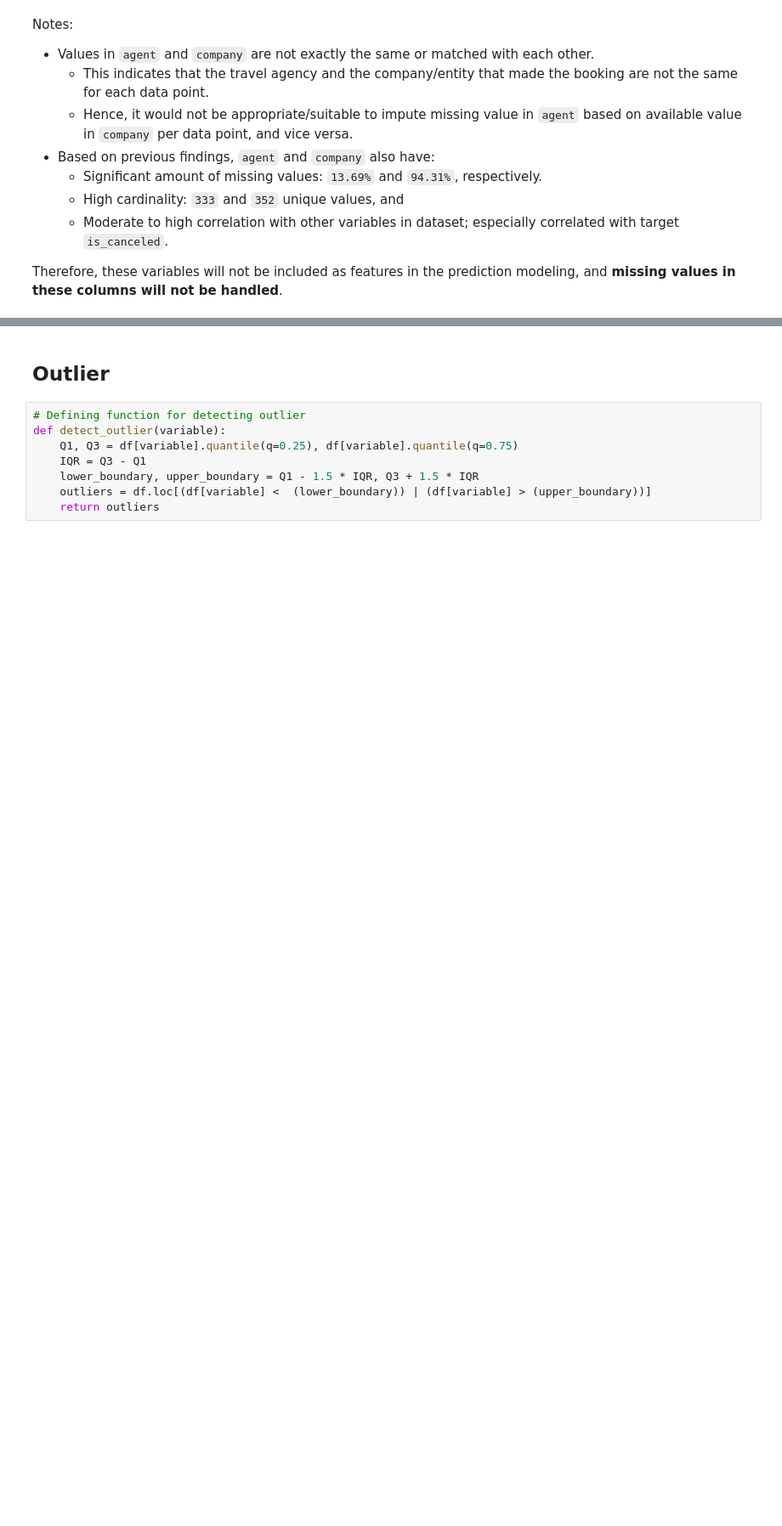
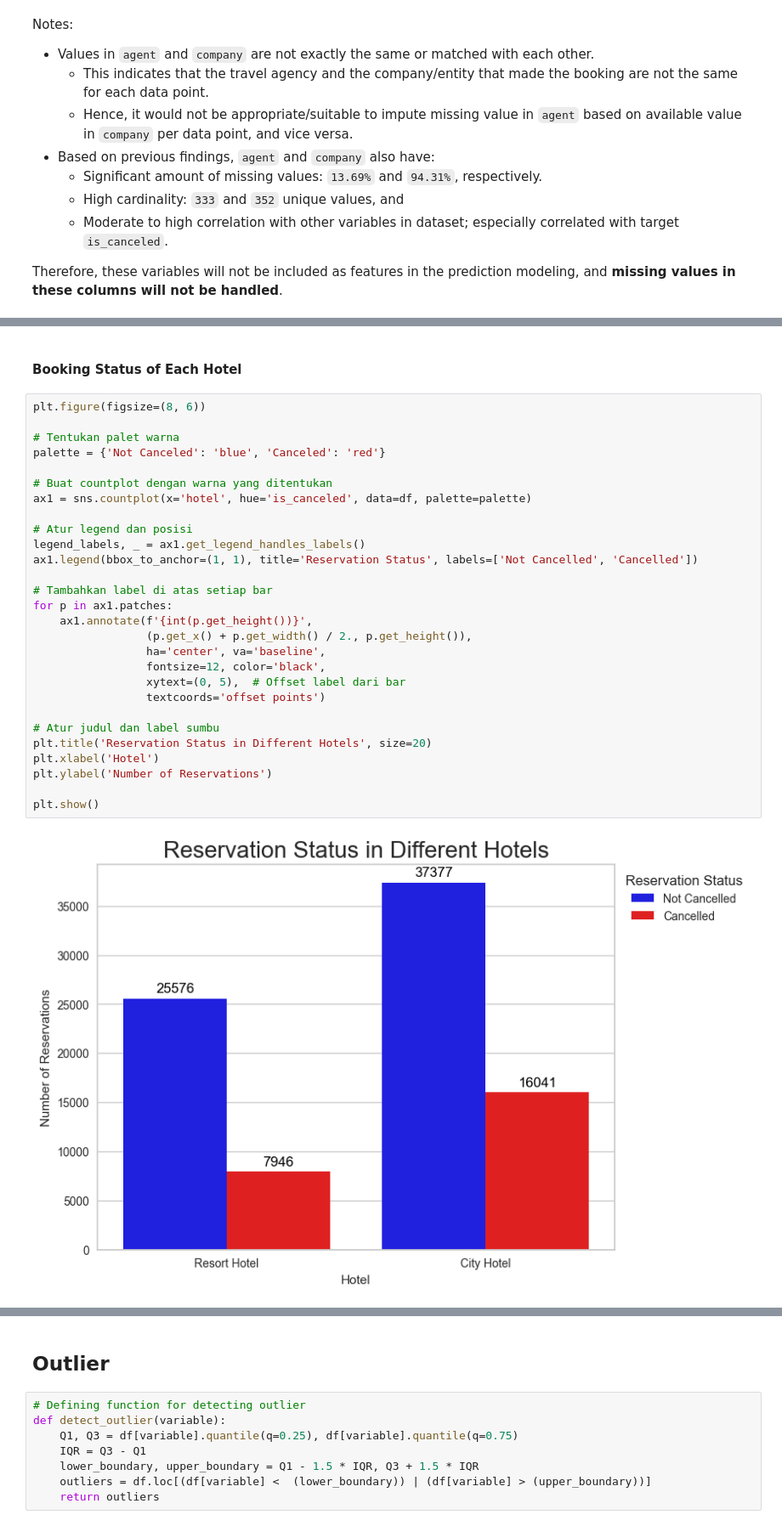
Before and after one commit to garudapaksi-yusuf/Hotel_Booking_Demand, a Jupyter notebook: Hotel_Bookings.ipynb, the cells around one changed output, grey strips where cells are left out. Shown at 85% size. Saved outputs shown, nothing was run; the diff lists cells and outputs as text; blank space fills up the shorter version.

```diff
--- a/Hotel_Bookings.ipynb
+++ b/Hotel_Bookings.ipynb
@@ -886,0 +837,32 @@ Therefore, these variables will not be included as features in the prediction mo
+# %% [markdown]
+#### **Booking Status of Each Hotel**
+# %%
+plt.figure(figsize=(8, 6))
+
+# Tentukan palet warna
+palette = {'Not Canceled': 'blue', 'Canceled': 'red'}
+
+# Buat countplot dengan warna yang ditentukan
+ax1 = sns.countplot(x='hotel', hue='is_canceled', data=df, palette=palette)
+
+# Atur legend dan posisi
+legend_labels, _ = ax1.get_legend_handles_labels()
+ax1.legend(bbox_to_anchor=(1, 1), title='Reservation Status', labels=['Not Cancelled', 'Cancelled'])
+
+# Tambahkan label di atas setiap bar
+for p in ax1.patches:
+    ax1.annotate(f'{int(p.get_height())}',
+                 (p.get_x() + p.get_width() / 2., p.get_height()),
+                 ha='center', va='baseline',
+                 fontsize=12, color='black',
+                 xytext=(0, 5),  # Offset label dari bar
+                 textcoords='offset points')
+
+# Atur judul dan label sumbu
+plt.title('Reservation Status in Different Hotels', size=20)
+plt.xlabel('Hotel')
+plt.ylabel('Number of Reservations')
+
+plt.show()
+# %% [output]
+[figure, added]
```
Also changed, not shown: parts of 77 cells of this notebook.
